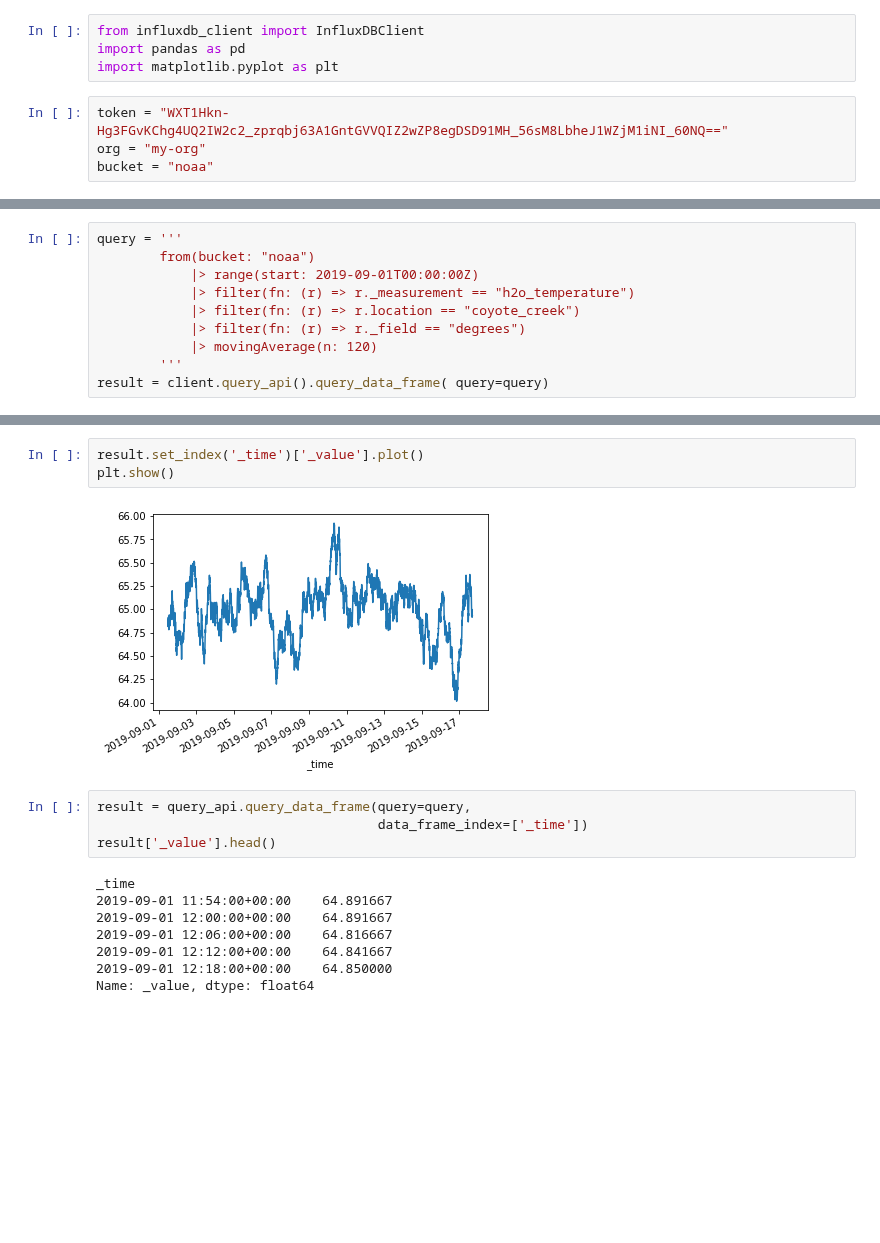
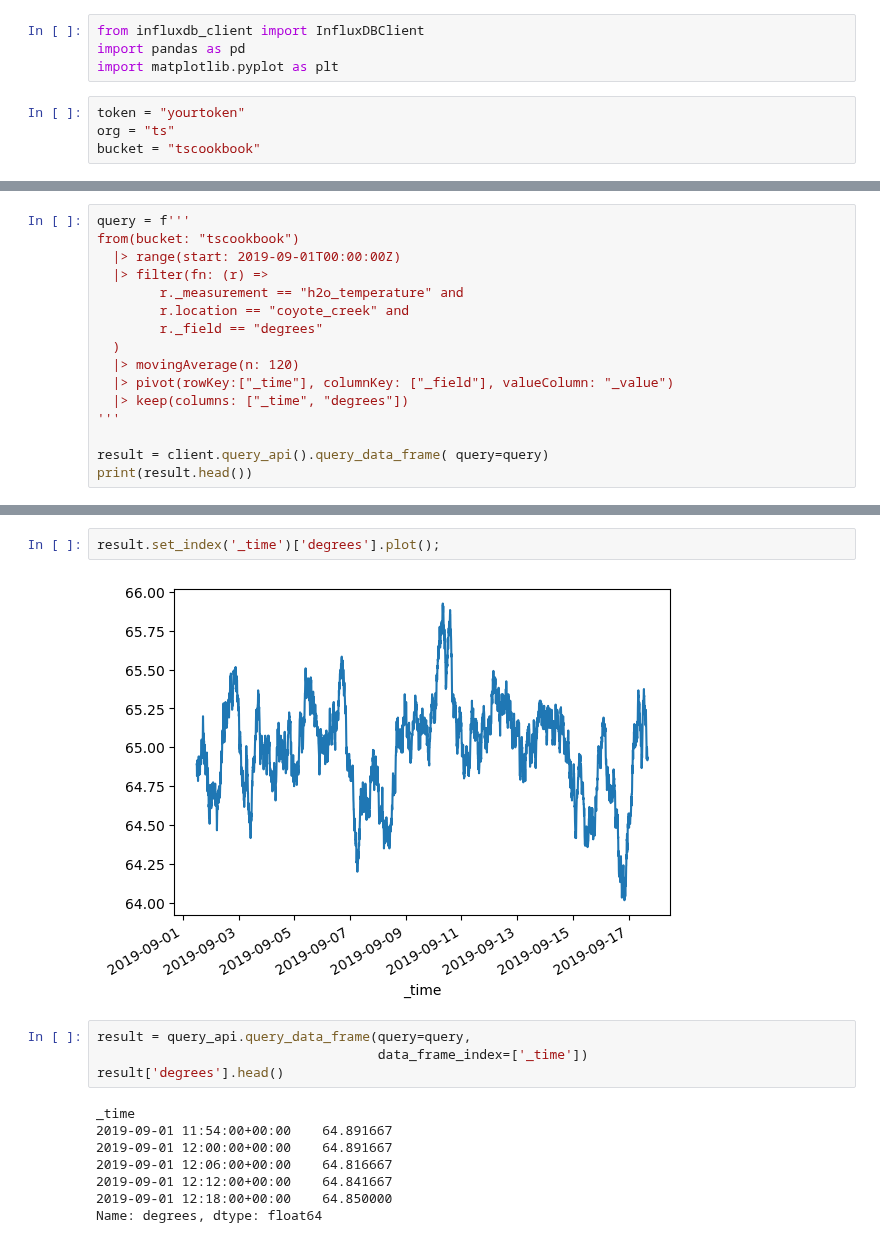
Before and after one commit to PacktPublishing/Time-Series-Analysis-with-Python-Cookbook-Second-Edition, a Jupyter notebook: code/Ch3/Chapter 3.ipynb, the cells around one changed output, grey strips where cells are left out. Cells and saved outputs as stored; diff of their text form; blank space fills up the shorter version.

```diff
--- a/code/Ch3/Chapter 3.ipynb
+++ b/code/Ch3/Chapter 3.ipynb
@@ -580,9 +1083,9 @@ from influxdb_client import InfluxDBClient
 import pandas as pd
 import matplotlib.pyplot as plt
 # %%
-token = "WXT1Hkn-Hg3FGvKChg4UQ2IW2c2_zprqbj63A1GntGVVQIZ2wZP8egDSD91MH_56sM8LbheJ1WZjM1iNI_60NQ=="
-org = "my-org"
-bucket = "noaa"
+token = "yourtoken"
+org = "ts"
+bucket = "tscookbook"
 # %%
 client = InfluxDBClient(url="http://localhost:8086",
                         token=token,
@@ -592,10 +1178,16 @@ query_api = client.query_api()
 # %%
-query = '''
-        from(bucket: "noaa")
-            |> range(start: 2019-09-01T00:00:00Z)
-            |> filter(fn: (r) => r._measurement == "h2o_temperature")
-            |> filter(fn: (r) => r.location == "coyote_creek")
-            |> filter(fn: (r) => r._field == "degrees")
-            |> movingAverage(n: 120)
-        '''
+query = f'''
+from(bucket: "tscookbook")
+  |> range(start: 2019-09-01T00:00:00Z)
+  |> filter(fn: (r) =>
+        r._measurement == "h2o_temperature" and
+        r.location == "coyote_creek" and
+        r._field == "degrees"
+  )
+  |> movingAverage(n: 120)
+  |> pivot(rowKey:["_time"], columnKey: ["_field"], valueColumn: "_value")
+  |> keep(columns: ["_time", "degrees"])
+'''
+
 result = client.query_api().query_data_frame( query=query)
+print(result.head())
@@ -631,12 +1292,11 @@ result.loc[0:5, '_time':'_value']
 # %%
-result.set_index('_time')['_value'].plot()
-plt.show()
+result.set_index('_time')['degrees'].plot();
 # %% [output]
-[figure, old version]
+[figure, new version]
 # %%
 result = query_api.query_data_frame(query=query,
                                     data_frame_index=['_time'])
-result['_value'].head()
+result['degrees'].head()
 # %% [output]
 _time
 2019-09-01 11:54:00+00:00    64.891667
@@ -644,7 +1304,7 @@ _time
 2019-09-01 12:06:00+00:00    64.816667
 2019-09-01 12:12:00+00:00    64.841667
 2019-09-01 12:18:00+00:00    64.850000
-Name: _value, dtype: float64
+Name: degrees, dtype: float64
 # %%
 result.info()
 # %% [output]
```
Also changed, not shown: parts of 145 cells of this notebook, 3 other files.
